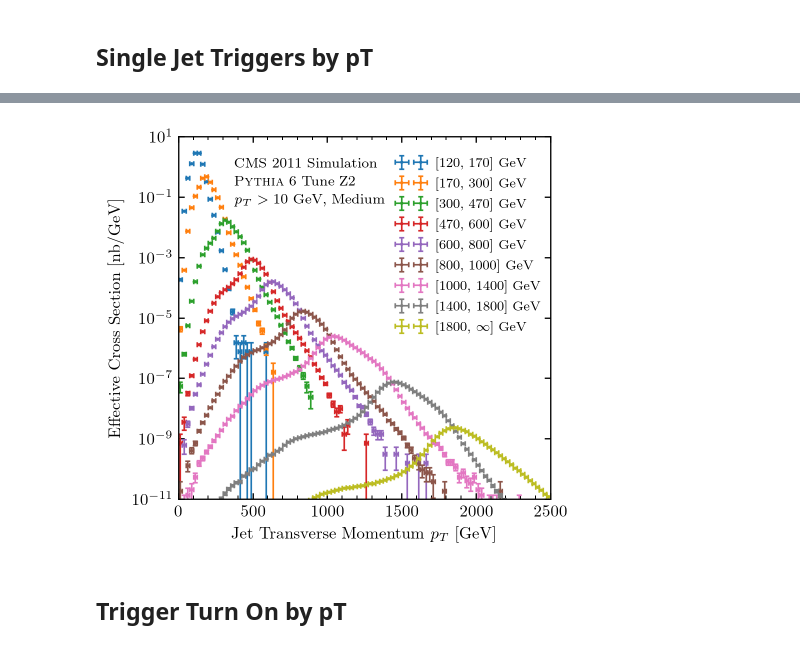
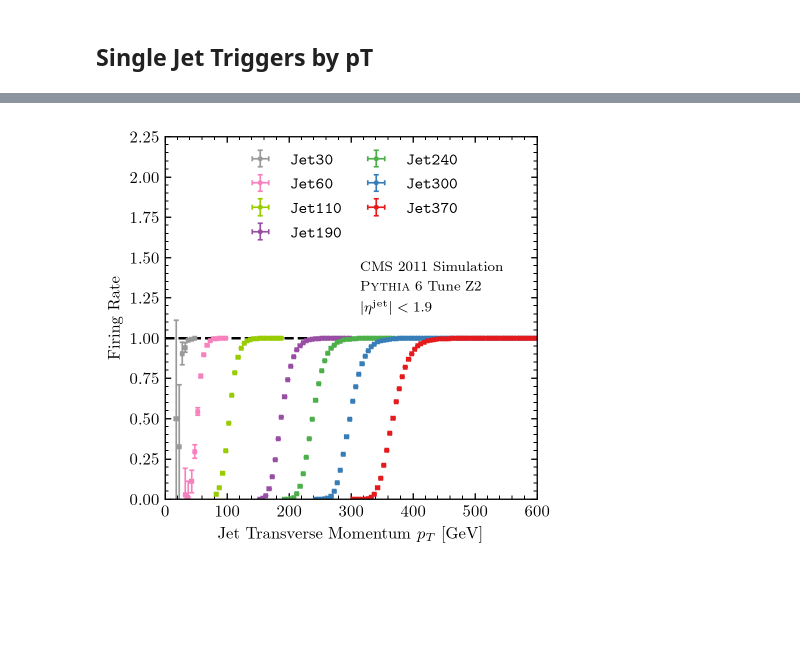
Before and after one commit to pkomiske/MOD, a Jupyter notebook: CMS2011AJets/analyzer/python/Triggers.ipynb, the cells around one changed output, grey strips where cells are left out. Cells and saved outputs as stored; diff of their text form; code cells hidden in the pictures; blank space fills up the shorter version.

```diff
--- a/CMS2011AJets/analyzer/python/Triggers.ipynb
+++ b/CMS2011AJets/analyzer/python/Triggers.ipynb
@@ -565 +713,6 @@ for i,name in enumerate(jet_trig_names):
+# %%
+# load saved turn on curves
+f = np.load(utils.path('cms', 'plotdata/TriggerTurnOnHardestJet.npz'))
+trig_turnons = {name: f[name] for name in jet_trig_names[1:]}
+bins, bins_low = f['bins'], f['bins_low']
 # %%
@@ -600,2 +833,4 @@ fig.show()
 # %%
-jet_pts = np.load(utils.path('sim', 'plotdata/JetPtsByDataset.pickle'), allow_pickle=True)
+sim_trs = np.load(utils.path('sim', 'plotdata/TriggersByPtHardestJet.pickle'), allow_pickle=True)
+sim_jet_trig_names = jet_trig_names[:2] + [jet_trig_names[3]] + jet_trig_names[5:]
+use120 = True
@@ -616,0 +837,11 @@ for ptmin,pts in jet_pts.items():
+# %%
+# pt bins
+sim_bins = np.linspace(0, 600, 121)
+
+# digitize
+for ptmin in sim_trs:
+    sim_trs[ptmin]['digits'] = np.digitize(sim_trs[ptmin]['jet_pts'], bins=sim_bins)
+
+# weights
+sim_xs = np.load(utils.path('sim', 'CrossSections.pickle'), allow_pickle=True)
+sim_weights = {ptmin: sim_xs[ptmin]['xs']/sim_xs[ptmin]['nev']/10**3 for ptmin in sim_xs}
@@ -617,31 +890,43 @@ for ptmin,pts in jet_pts.items():
 # %%
+# middle of the pt bins
+sim_midbins = (sim_bins[1:] + sim_bins[:-1])/2
+
+# range to plot for given trigger
+xrange = {'HLT_Jet30': (15, 50),
+          'HLT_Jet60':  (30, 100), 'HLT_Jet110': (80, 190),
+          'HLT_Jet190': (150, 300), 'HLT_Jet240': (190, 370),
+          'HLT_Jet300': (240, max(sim_bins)), 'HLT_Jet370': (300, max(sim_bins))}
+
 fig, axes = modplot.axes(ratio_plot=False,
-                         xlim=(min(bins), max(bins)), ylim=(10**-11, 10**1),
+                         xlim=(min(sim_bins), max(sim_bins)), ylim=(0, 2.25),
                          xlabel=r'Jet Transverse Momentum $p_T$ [GeV]',
-                         ylabel='Effective Cross Section [nb/GeV]')
+                         ylabel='Firing Rate')
 ax = axes[0]
-ax.set_yscale('log')
 
-ptmins = list(eff_xs_hists.keys()) + [r'$\infty$']
-for i,(hist, errs) in enumerate(eff_xs_hists.values()):
-    ax.errorbar(midbins, hist, xerr=binwidth/2, yerr=errs,
-                marker='o', ms=1, ls='none', elinewidth=1, capthick=1, capsize=1.5,
-                label=r'[{}, {}] GeV'.format(ptmins[i], ptmins[i+1]))
+# plot horizontal line
+ax.plot([min(sim_bins), max(sim_bins)], [1, 1], '--', color='black', lw=1.5)
+
+# iterate over tirggers and plot them
+for i,name in enumerate(sim_jet_trig_names):
+    mask = (xrange[name][0] <= sim_midbins) & (sim_midbins <= xrange[name][1])
+    rates, errs = sim_turnons[name]['rates'][mask], sim_turnons[name]['errs'][mask]
+    ax.errorbar(sim_midbins[mask], rates, yerr=errs, xerr=(sim_midbins[1] - sim_midbins[0])/2,
+                marker='o', ms=2, ls='none', elinewidth=1, capthick=1, capsize=1.5,
+                label=r'\tt {}'.format(name[4:]), color=trigger_colors[name])
 
 # legend
-ax.legend(loc=(0.575, 0.44), frameon=False, ncol=1, numpoints=2, fontsize=8)
+ax.legend(loc='upper center', frameon=False, ncol=2, columnspacing=1)
 
 # stamp
-modplot.stamp(0.15, 0.925, delta_y=0.05,
+modplot.stamp(0.525, 0.64, delta_y=0.055,
               line_0='CMS 2011 Simulation',
               line_1=r'\textsc{Pythia} 6 Tune Z2',
-              line_2=r'$p_T>10$ GeV, Medium')
+              line_2=r'$|\eta^{\rm jet}|<1.9$')
 
 if save:
-    modplot.save(fig, 'SIM_EffectiveCrossSectionByPt', tx=48.5, ty=252, out_plots_dir='../plots/Triggers')
+    modplot.save(fig, 'SIM_TriggerTurnOnHardestJet' + ('_with120' if use120 else ''),
+                 tx=40.5, ty=252, out_plots_dir='../plots/Triggers')
 
 fig.show()
 # %% [output]
-[figure, old version]
+[figure, new version]
-# %% [markdown]
-## Trigger Turn On by pT
```
Also changed, not shown: parts of 42 cells of this notebook, 26 other files.
